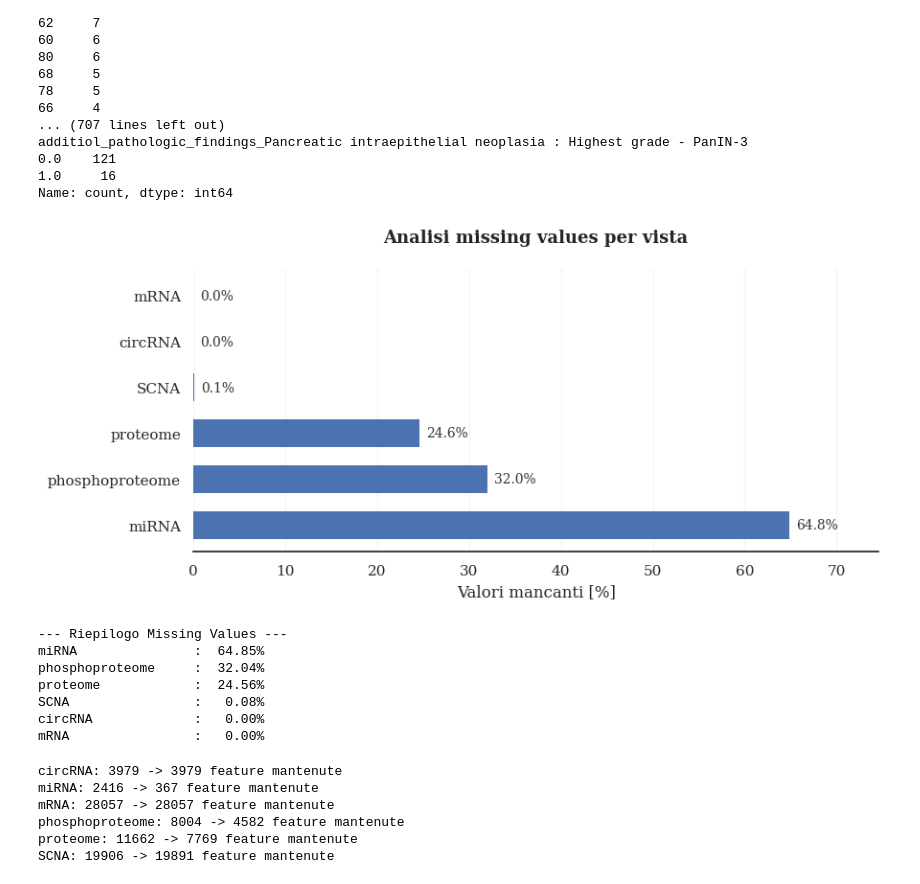
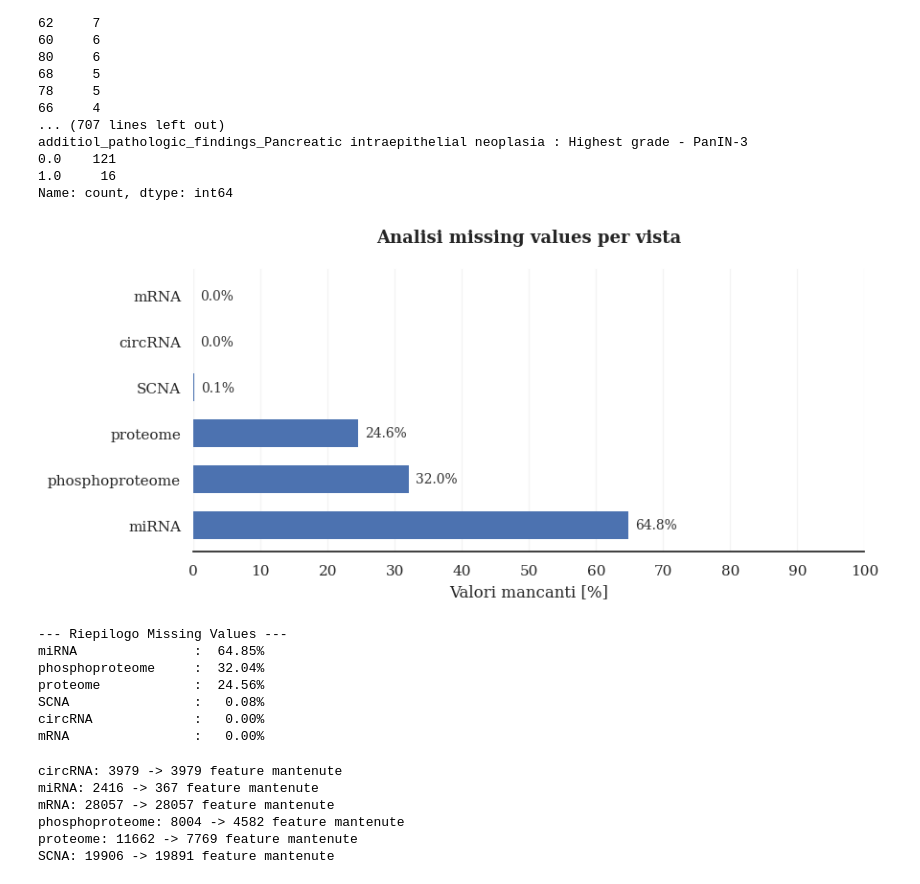
Before and after one commit to fgare/scientific-visualization, a Jupyter notebook: DATA_Preprocessing.ipynb, the cells around one changed output. Cells and saved outputs as stored; diff of their text form; code cells hidden in the pictures.

```diff
--- a/DATA_Preprocessing.ipynb
+++ b/DATA_Preprocessing.ipynb
@@ -557,44 +557,44 @@ def plot_missing_percentage_per_view(views):
     # 3. Grafico a barre
     main_color = "#4C72B0"
     bars = ax.barh(df_plot['Vista'], df_plot['Missing (%)'],
                     color=main_color, edgecolor='none', height=0.6)
 
     # 4. Annotazioni DINAMICHE
-    # Usiamo annotate con textcoords='offset points' per una distanza costante
     for bar in bars:
         width = bar.get_width()
         ax.annotate(f'{width:.1f}%',
                     xy=(width, bar.get_y() + bar.get_height()/2),
-                    xytext=(5, 0),             # 5 punti di distanza costante dalla fine della barra
-                    textcoords="offset points", # Fondamentale: sposta il testo in punti, non in unità dati
+                    xytext=(5, 0),
+                    textcoords="offset points",
                     va='center', ha='left',
                     fontsize=10, color='#333333')
 
-    # 5. Raffinatezze finali
-    ax.set_xlabel("Valori mancanti [%]") #, fontweight='regular', labelpad=10)
+    # 5. Impostazioni assi e titolo
+    ax.set_xlabel("Valori mancanti [%]")
     ax.set_title("Analisi missing values per vista", fontsize=13, fontweight='bold', pad=20)
+
+    # Impostiamo il limite X fisso da 0 a 100
+    ax.set_xlim(0, 100)
+    # Aggiungiamo dei tick ogni 10 o 20 per migliorare la leggibilità sulla scala 0-100
+    ax.set_xticks(range(0, 101, 10))
+    # ---------------------------
 
     # Pulizia assi
     for spine in ['top', 'right', 'left']:
         ax.spines[spine].set_visible(False)
 
     ax.grid(axis='x', linestyle='-', alpha=0.2)
-
-    # Impostiamo il limite X in modo dinamico per non tagliare le scritte
-    # Lasciamo sempre un 15% di spazio extra rispetto al valore massimo corrente
-    max_val = df_plot['Missing (%)'].max()
-    ax.set_xlim(0, max_val * 1.15 if max_val > 0 else 10)
 
     plt.tight_layout()
     plt.show()
 
     print("\n--- Riepilogo Missing Values ---")
     for _, row in df_plot.iterrows():
         print(f"{row['Vista']:<20}: {row['Missing (%)']:>6.2f}%")
 
 plot_missing_percentage_per_view(aligned_views)
 # %% [output]
-[figure, old version]
+[figure, new version]
 --- Riepilogo Missing Values ---
 miRNA               :  64.85%
 phosphoproteome     :  32.04%
```
Also changed, not shown: parts of 1 cell of this notebook, 3 other files.
